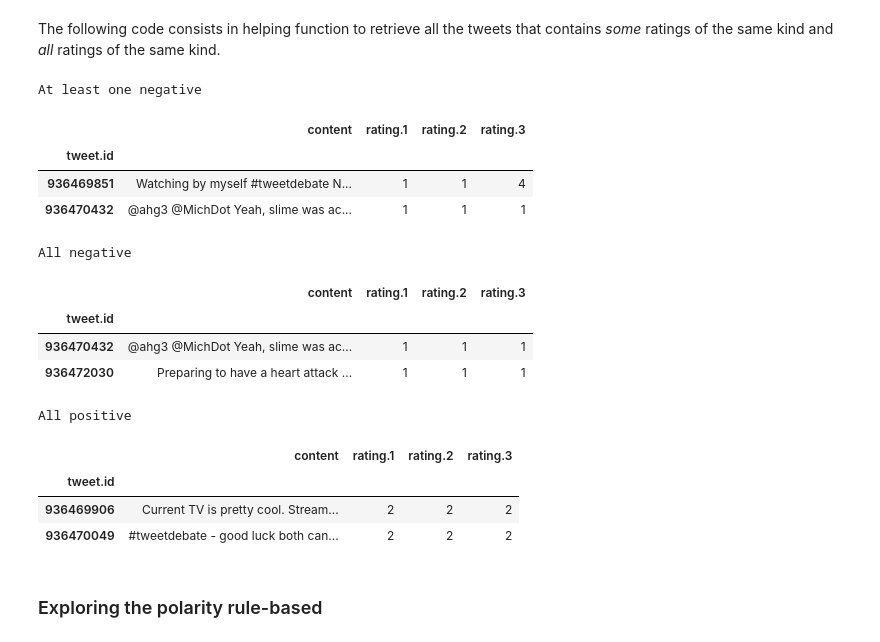
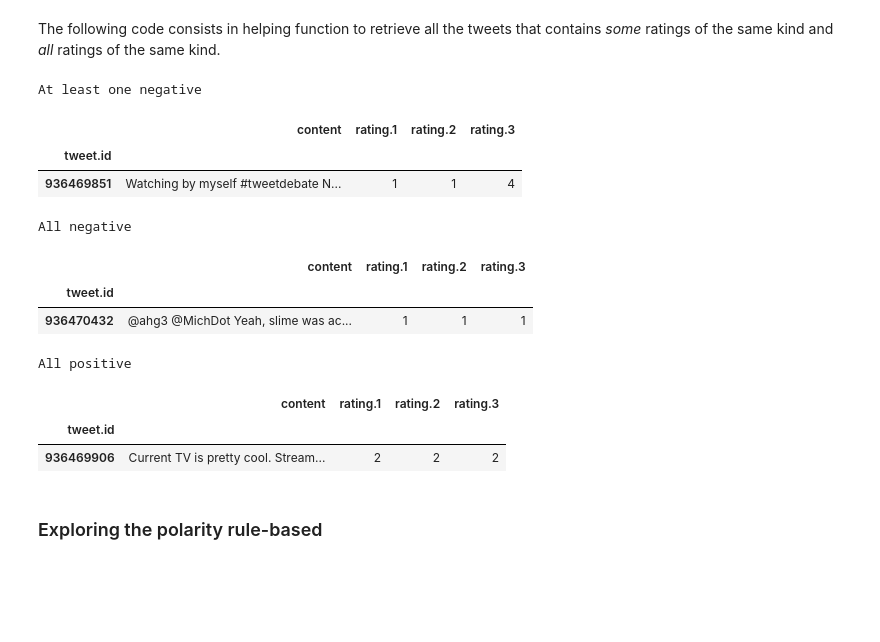
Before and after one commit to ralucacocioban/SentimentClassification, a Jupyter notebook: Politweet.ipynb, the cells around one changed output. Drawn from its saved outputs; the diff is of its cells as text; code cells hidden in the pictures; blank space fills up the shorter version.

```diff
--- a/Politweet.ipynb
+++ b/Politweet.ipynb
@@ -114,32 +114,29 @@ def all_rating(df, rating):
 # %%
 some_negative = some_rating(df, Rating.NEGATIVE)
 all_negative = all_rating(df, Rating.NEGATIVE)
 
 some_positive = some_rating(df, Rating.POSITIVE)
 all_positive = all_rating(df, Rating.POSITIVE)
 
 print "At least one negative"
-display(some_negative[:2][["content", "rating.1", "rating.2", "rating.3"]])
+display(some_negative[:1][["content", "rating.1", "rating.2", "rating.3"]])
 print "All negative"
-display(all_negative[:2][["content", "rating.1", "rating.2", "rating.3"]])
+display(all_negative[:1][["content", "rating.1", "rating.2", "rating.3"]])
 print "All positive"
-display(all_positive[:2][["content", "rating.1", "rating.2", "rating.3"]])
+display(all_positive[:1][["content", "rating.1", "rating.2", "rating.3"]])
 # %% [output]
 At least one negative
 |  | content | rating.1 | rating.2 | rating.3 |
 | tweet.id |  |  |  |  |
 | 936469851 | Watching by myself #tweetdebate N... | 1 | 1 | 4 |
-| 936470432 | @ahg3 @MichDot Yeah, slime was ac... | 1 | 1 | 1 |
 All negative
 |  | content | rating.1 | rating.2 | rating.3 |
 | tweet.id |  |  |  |  |
 | 936470432 | @ahg3 @MichDot Yeah, slime was ac... | 1 | 1 | 1 |
-| 936472030 | Preparing to have a heart attack ... | 1 | 1 | 1 |
 All positive
 |  | content | rating.1 | rating.2 | rating.3 |
 | tweet.id |  |  |  |  |
 | 936469906 | Current TV is pretty cool. Stream... | 2 | 2 | 2 |
-| 936470049 | #tweetdebate - good luck both can... | 2 | 2 | 2 |
 # %% [markdown]
 ### Exploring the polarity rule-based
 # %% [markdown]
```
Also changed, not shown: parts of 14 cells of this notebook.
